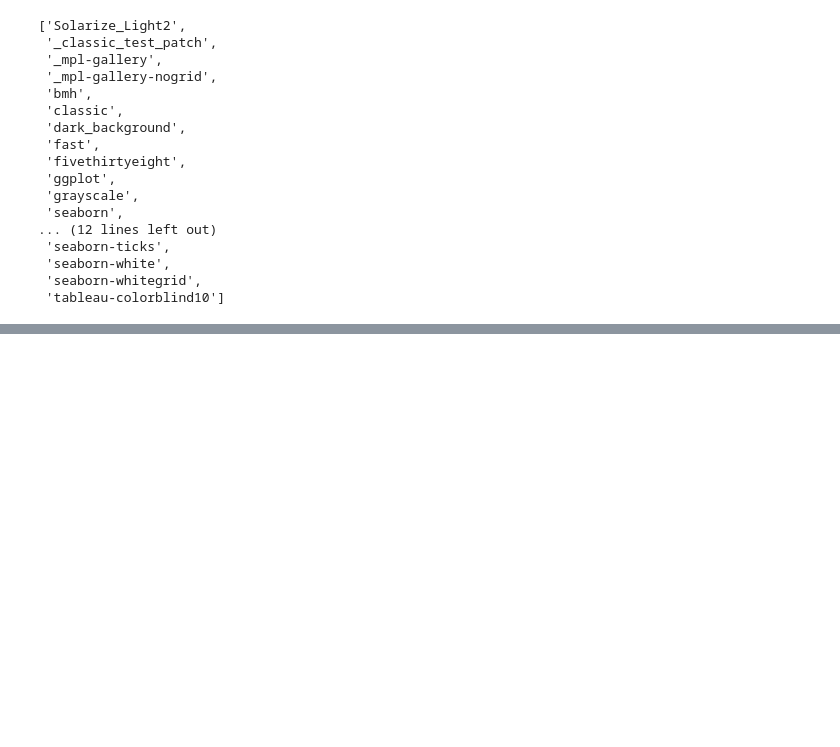
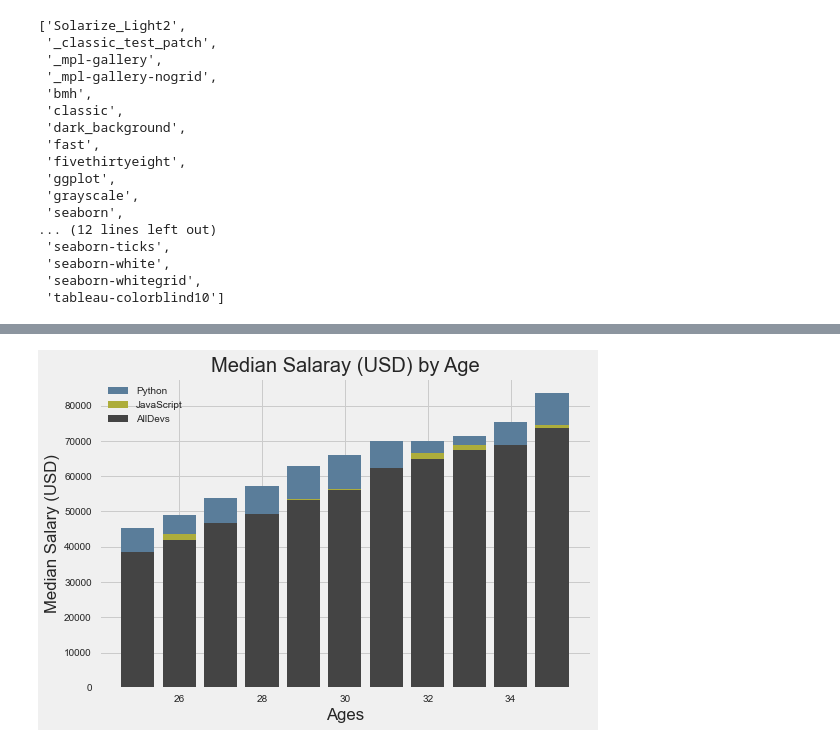
Before and after one commit to ca-ros/LearningPython, a Jupyter notebook: matplotlib/coreYT.ipynb, the cells around one changed output, grey strips where cells are left out. Saved outputs shown, nothing was run; the diff lists cells and outputs as text; code cells hidden in the pictures; blank space fills up the shorter version.

```diff
--- a/matplotlib/coreYT.ipynb
+++ b/matplotlib/coreYT.ipynb
@@ -83,0 +113,17 @@ plt.rcdefaults()
+# %%
+from matplotlib import pyplot as plt
+
+plt.style.use('fivethirtyeight')
+
+plt.bar(ages_x, py_dev_y, color = '#5a7d9a', label = 'Python')
+plt.bar(ages_x, js_dev_y, color = '#adad3b', label = 'JavaScript')
+plt.bar(ages_x, dev_y, color = '#444444', label = 'AllDevs')
+
+
+plt.title('Median Salaray (USD) by Age')
+plt.xlabel('Ages')
+plt.ylabel('Median Salary (USD)')
+plt.legend()
+plt.tight_layout()
+# %% [output]
+[figure, added]
```
Also changed, not shown: parts of 8 cells of this notebook, 4 other files.
